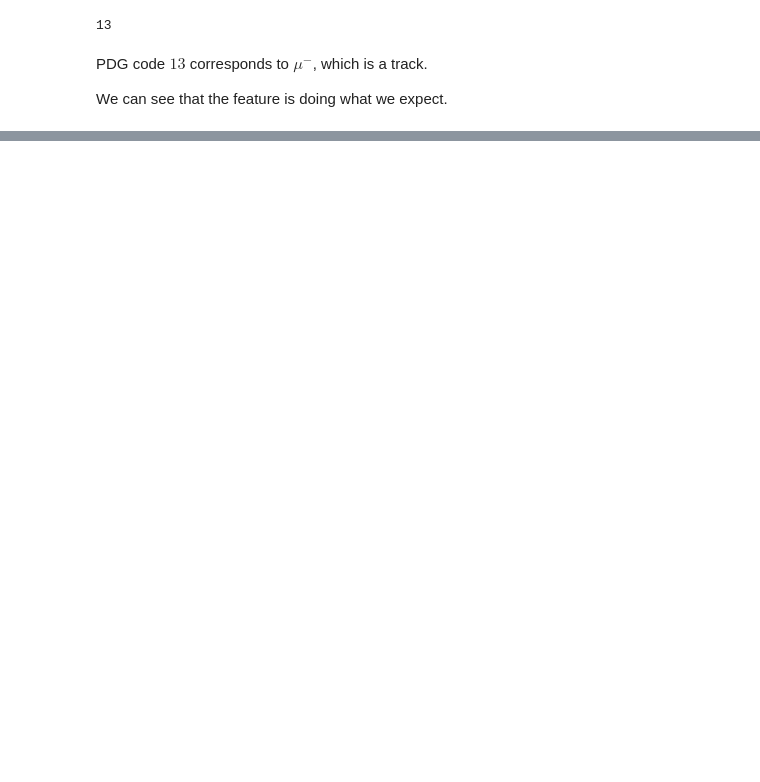
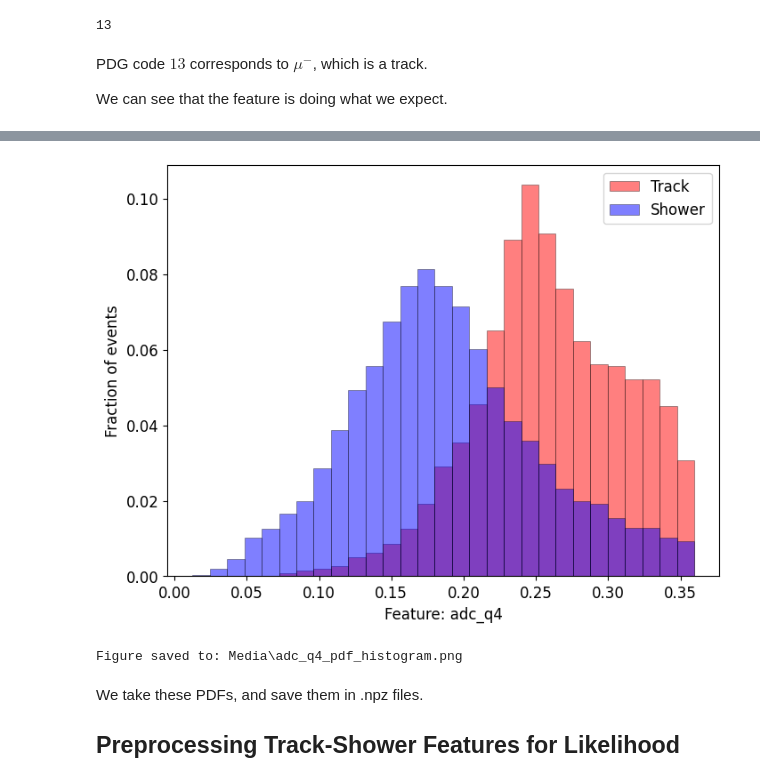
Before and after one commit to cBollins/Final-Year-ML-Project, a Jupyter notebook: Project_Overview.ipynb, the cells around one changed output, grey strips where cells are left out. Drawn from its saved outputs; the diff is of its cells as text; code cells hidden in the pictures; blank space fills up the shorter version.

```diff
--- a/Project_Overview.ipynb
+++ b/Project_Overview.ipynb
@@ -287,0 +309,37 @@ This gives a probability distribution function that we can use to assess a test
+# %%
+# RMSE is already defined -- see above.
+
+# ADC Q4 Ratio:
+def adc_q4(events, event_idx):
+
+    # find event adcs
+    adcs = events.reco_adcs_w[event_idx]
+
+    if len(adcs) > 15: # quality cutoff
+
+        q4_idx = len(adcs) // 4 # find how many values are in 1/4 of the event
+        adcs_q4 = adcs[-q4_idx:] # find the final quarter of adcs
+        return sum(adcs_q4) / sum(adcs)
+    else:
+       return None
+
+# Line:
+def line(events, event_idx):
+
+    # wx hits
+    w_hits = np.array(events.reco_hits_w[event_idx])
+    x_hits = np.array(events.reco_hits_x_w[event_idx])
+
+    if len(w_hits) == len(x_hits) and len(w_hits) > 15: # even arrays + quality cutoff
+
+        # calculate differences between consecutive points
+        dw = np.diff(w_hits)
+        dx = np.diff(x_hits)
+
+        segment_lengths = np.sqrt(dw**2 + dx**2)
+
+        # total arc length (line integral)
+        total_length = np.sum(segment_lengths)
+        return total_length / len(w_hits) # normalised per point
+    else:
+        return None
@@ -287,0 +456,15 @@ This gives a probability distribution function that we can use to assess a test
+# %%
+# Feel free to check any of the features' PDFs using the functions:
+# rmse, adc_q4, line, correlation, noise, angle ->
+
+import random
+track_shower_features = [adc_q4, line, correlation, noise, angle]
+
+_ = track_shower_feature_histogram(cheated_0, random.choice(track_shower_features))
+# %% [output]
+[figure, added]
+Figure saved to: Media\adc_q4_pdf_histogram.png
+# %% [markdown]
+We take these PDFs, and save them in .npz files.
+
+## Preprocessing Track-Shower Features for Likelihood
```
Also changed, not shown: parts of 28 cells of this notebook, 3 other files.
